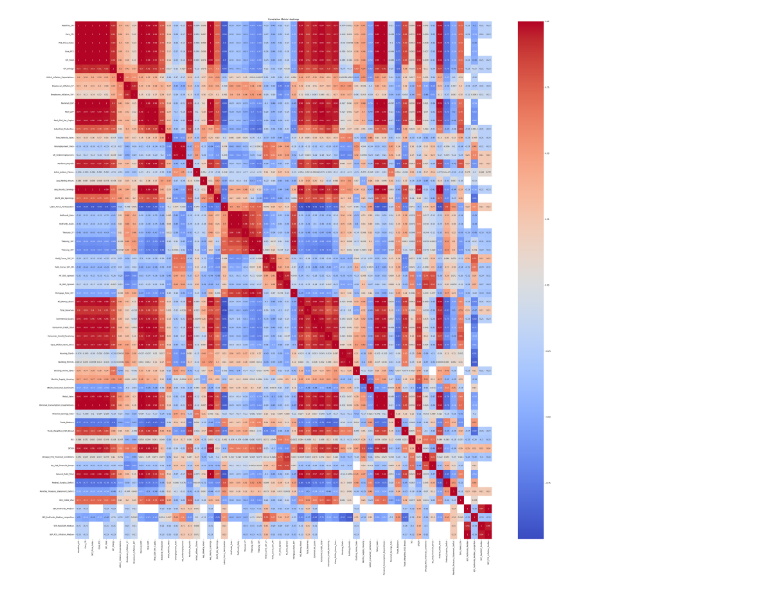
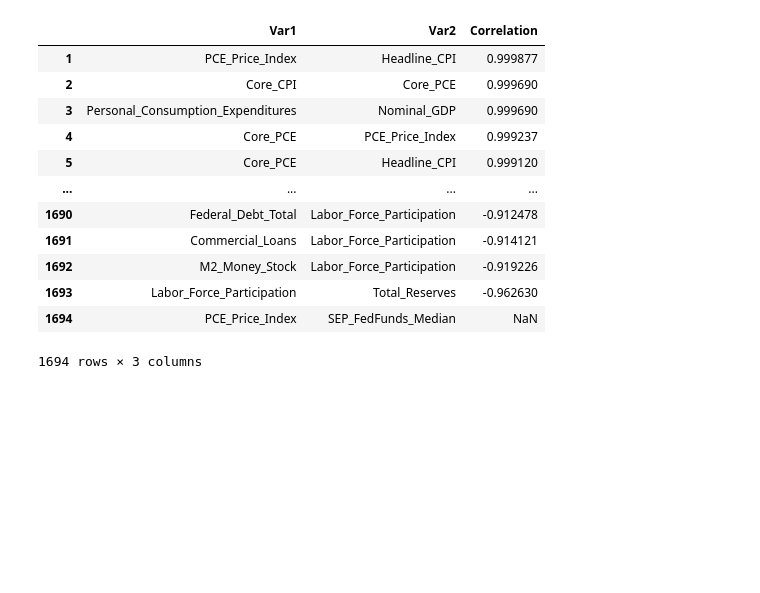
Before and after one commit to iasolb/FRED_DebtAnalysis, a Jupyter notebook: analysis.ipynb, the cells around one changed output. Drawn from its saved outputs; the diff is of its cells as text; code cells hidden in the pictures; blank space fills up the shorter version.

```diff
--- a/analysis.ipynb
+++ b/analysis.ipynb
@@ -9,13 +9,33 @@ not_date = fred.data.drop(columns=["date"])
 # %%
 ## make correlation matrix
 corr_matrix = not_date.corr()
+
+ordered_corr_pairs = corr_matrix.unstack().sort_values(ascending=False).drop_duplicates()
 ## make heatmap
-import seaborn as sns
-import matplotlib.pyplot as plt
-fig = plt.figure(figsize=(50, 50))
-sns.heatmap(corr_matrix, annot=True, cmap="coolwarm")
-plt.title("Correlation Matrix Heatmap")
-plt.savefig("output_graphs/correlation_matrix_heatmap.png")
-fig;
+# import seaborn as sns
+# import matplotlib.pyplot as plt
+# fig = plt.figure(figsize=(50, 50))
+# sns.heatmap(corr_matrix, annot=True, cmap="coolwarm")
+# plt.title("Correlation Matrix Heatmap")
+# plt.savefig("output_graphs/correlation_matrix_heatmap.png")
+# fig;
-# %% [output]
-[figure, removed]
+# %%
+op = pd.DataFrame(ordered_corr_pairs, columns=["Correlation"])
+op.index = pd.MultiIndex.from_tuples(op.index, names=["Var1", "Var2"])
+op = op.reset_index()
+op = op[op["Var1"] != op["Var2"]]
+op
+# %% [output]
+|  | Var1 | Var2 | Correlation |
+| 1 | PCE_Price_Index | Headline_CPI | 0.999877 |
+| 2 | Core_CPI | Core_PCE | 0.999690 |
+| 3 | Personal_Consumption_Expenditures | Nominal_GDP | 0.999690 |
+| 4 | Core_PCE | PCE_Price_Index | 0.999237 |
+| 5 | Core_PCE | Headline_CPI | 0.999120 |
+| ... | ... | ... | ... |
+| 1690 | Federal_Debt_Total | Labor_Force_Participation | -0.912478 |
+| 1691 | Commercial_Loans | Labor_Force_Participation | -0.914121 |
+| 1692 | M2_Money_Stock | Labor_Force_Participation | -0.919226 |
+| 1693 | Labor_Force_Participation | Total_Reserves | -0.962630 |
+| 1694 | PCE_Price_Index | SEP_FedFunds_Median | NaN |
+1694 rows × 3 columns
```
Also changed, not shown: parts of 2 cells of this notebook.
